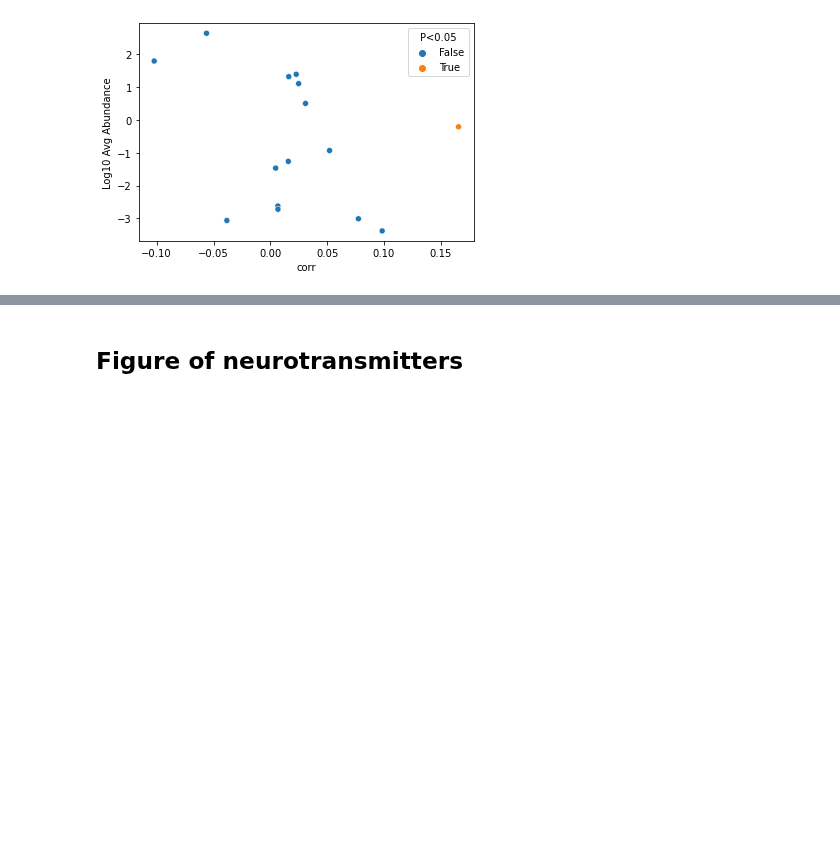
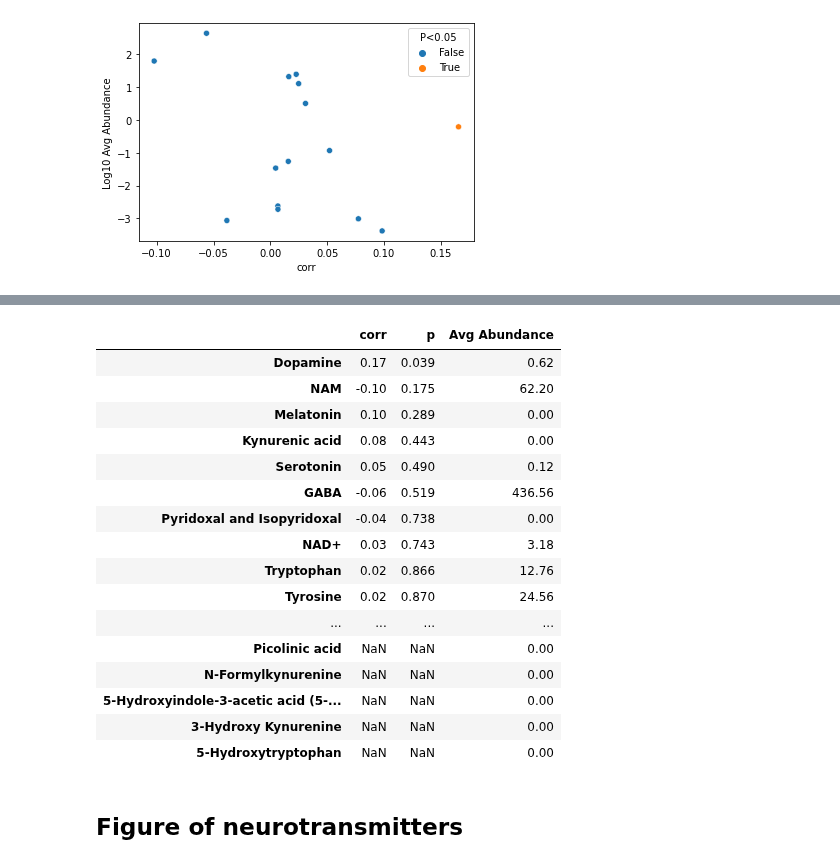
Before and after one commit to sterrettJD/GT-micro-metabo, a Jupyter notebook: analysis/Neurotransmitters.ipynb, the cells around one changed output, grey strips where cells are left out. Saved outputs shown, nothing was run; the diff lists cells and outputs as text; code cells hidden in the pictures; blank space fills up the shorter version.

```diff
--- a/analysis/Neurotransmitters.ipynb
+++ b/analysis/Neurotransmitters.ipynb
@@ -292,3 +335,33 @@ brain_mantel_results_u[brain_mantel_results_u["P<0.05"]].sort_values("corr", asc
+# %%
+prep_sig_table(brain_mantel_results_u,
+               {"corr": 2,
+                "p": 3,
+                "Avg Abundance": 2}
+                ).sort_values(by="p").loc[:,["corr", "p", "Avg Abundance"]].to_csv("brain_mantel_results_u.csv")
+
+prep_sig_table(brain_mantel_results_u,
+               {"corr": 2,
+                "p": 3,
+                "Avg Abundance": 2}
+                ).sort_values(by="p").loc[:,["corr", "p", "Avg Abundance"]]
+# %% [output]
+|  | corr | p | Avg Abundance |
+| Dopamine | 0.17 | 0.039 | 0.62 |
+| NAM | -0.10 | 0.175 | 62.20 |
+| Melatonin | 0.10 | 0.289 | 0.00 |
+| Kynurenic acid | 0.08 | 0.443 | 0.00 |
+| Serotonin | 0.05 | 0.490 | 0.12 |
+| GABA | -0.06 | 0.519 | 436.56 |
+| Pyridoxal and Isopyridoxal | -0.04 | 0.738 | 0.00 |
+| NAD+ | 0.03 | 0.743 | 3.18 |
+| Tryptophan | 0.02 | 0.866 | 12.76 |
+| Tyrosine | 0.02 | 0.870 | 24.56 |
+| ... | ... | ... | ... |
+| Picolinic acid | NaN | NaN | 0.00 |
+| N-Formylkynurenine | NaN | NaN | 0.00 |
+| 5-Hydroxyindole-3-acetic acid (5-... | NaN | NaN | 0.00 |
+| 3-Hydroxy Kynurenine | NaN | NaN | 0.00 |
+| 5-Hydroxytryptophan | NaN | NaN | 0.00 |
 # %% [markdown]
 ## Figure of neurotransmitters
 # %%
```
Also changed, not shown: parts of 9 cells of this notebook.
